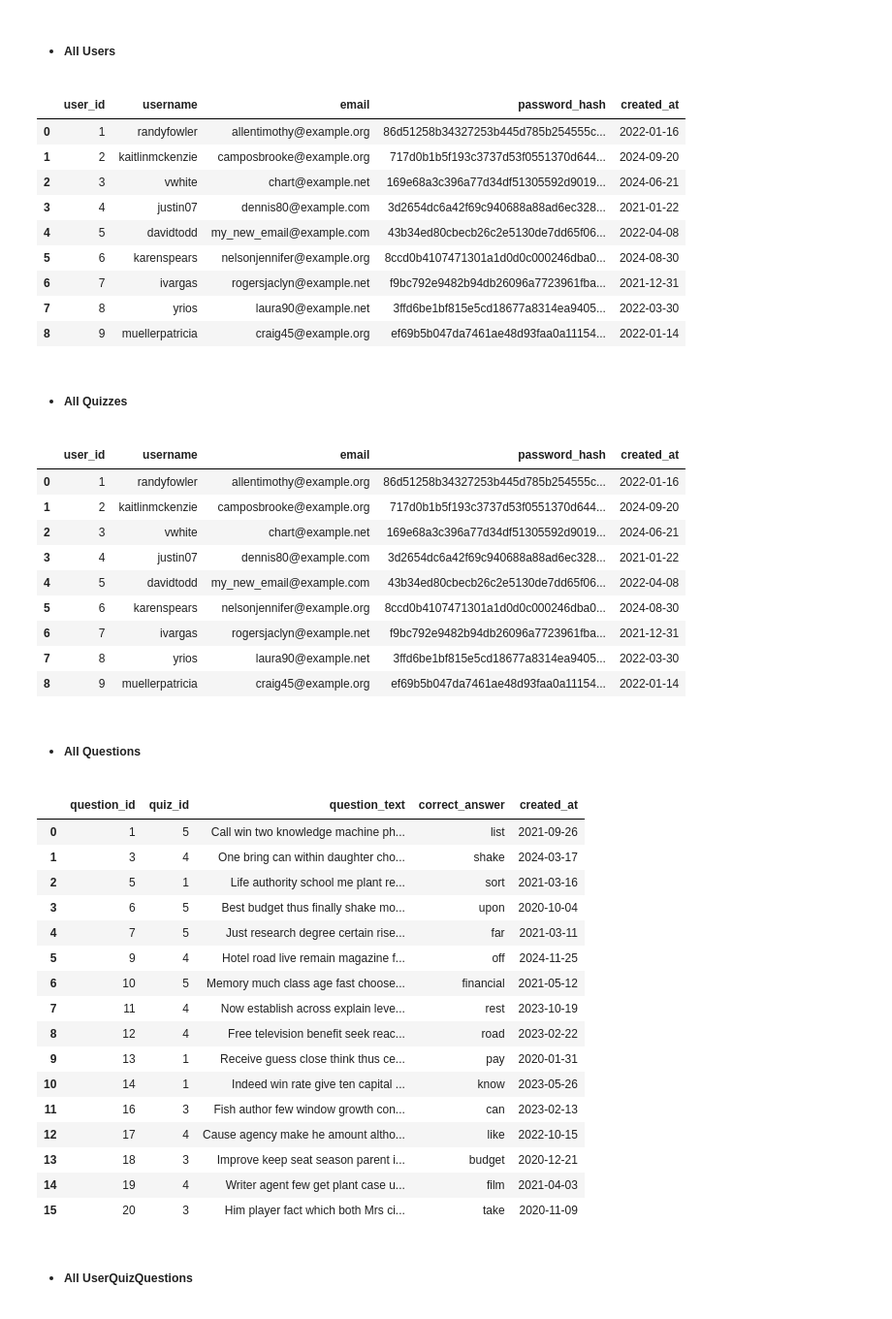
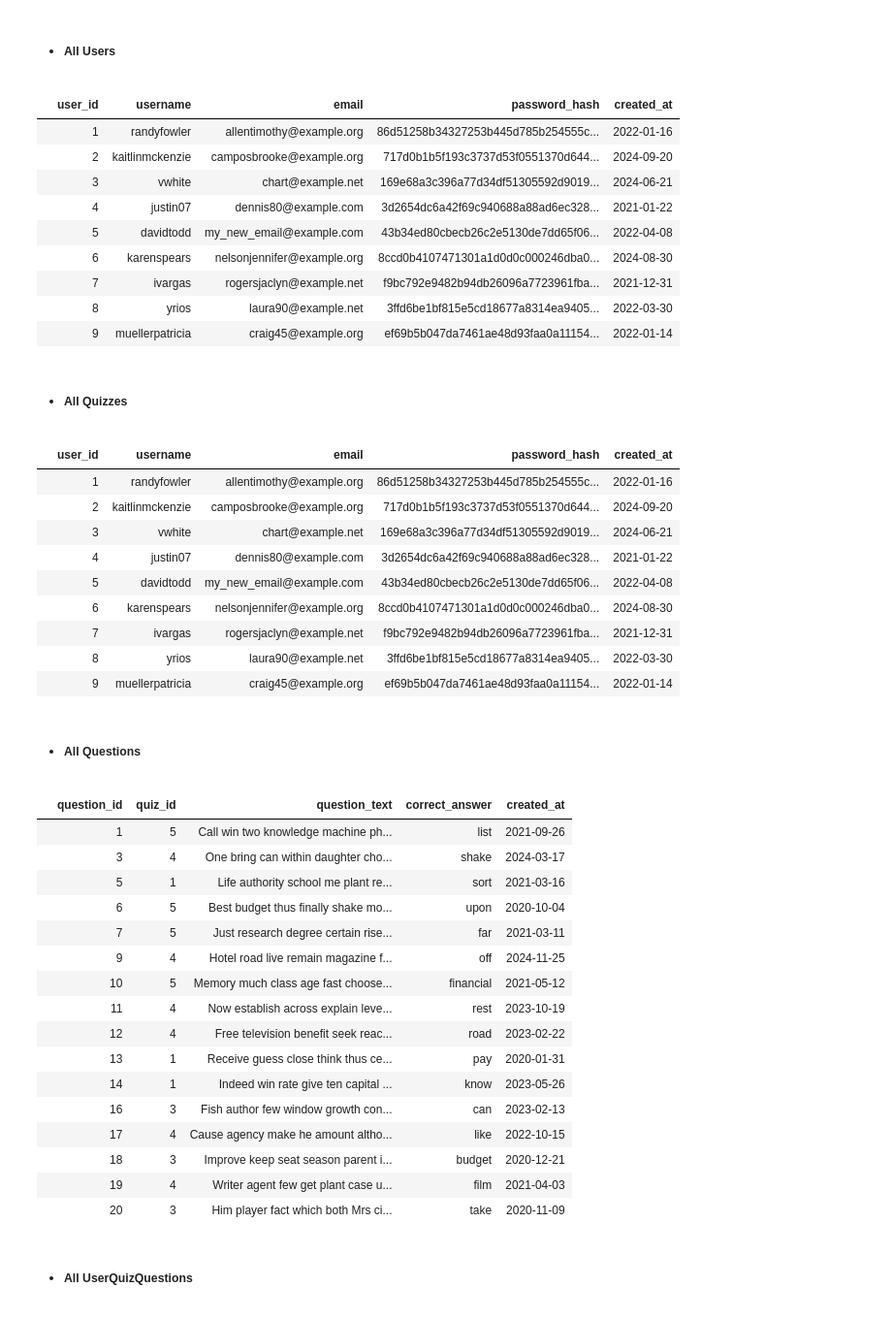
Before and after one commit to kevinvanissa/into-to-sql, a Jupyter notebook: SQL_Queries.ipynb, the cells around one changed output. Shown: that part at 97% size. Drawn from its saved outputs; the diff is of its cells as text; code cells hidden in the pictures.

Commit message:
Fix table display

```diff
--- a/SQL_Queries.ipynb
+++ b/SQL_Queries.ipynb
@@ -37,6 +37,12 @@ import pandas as pd
 from sqlalchemy import create_engine, text # Will be used to create sql engine. We also use text to specify SQL string
 # Set the maximum width for columns to 200 characters
 pd.set_option('display.max_colwidth', 200)
+# %%
+# The purpose of this function is to hide the index when displaying dataframes for SQL results.
+def hide_index(df):
+    empty_index=[''] * len(df)
+    df.index=empty_index
+    return df
 # %% [markdown]
 ### 0. Schema => Design of Tables
 # %% [markdown]
@@ -106,57 +112,57 @@ engine = create_engine(f"mysql+pymysql://{user}:{passwd}@{host}/{db}")
 - ##### All Users
 # %%
 df = pd.read_sql_query("SELECT * FROM Users", engine)
-df
+hide_index(df) # Call hide_index to hide the index from the result
 # %% [output]
 |  | user_id | username | email | password_hash | created_at |
-| 0 | 1 | randyfowler | allentimothy@example.org | 86d51258b34327253b445d785b254555c... | 2022-01-16 |
-| 1 | 2 | kaitlinmckenzie | camposbrooke@example.org | 717d0b1b5f193c3737d53f0551370d644... | 2024-09-20 |
-| 2 | 3 | vwhite | chart@example.net | 169e68a3c396a77d34df51305592d9019... | 2024-06-21 |
-| 3 | 4 | justin07 | dennis80@example.com | 3d2654dc6a42f69c940688a88ad6ec328... | 2021-01-22 |
-| 4 | 5 | davidtodd | my_new_email@example.com | 43b34ed80cbecb26c2e5130de7dd65f06... | 2022-04-08 |
-| 5 | 6 | karenspears | nelsonjennifer@example.org | 8ccd0b4107471301a1d0d0c000246dba0... | 2024-08-30 |
-| 6 | 7 | ivargas | rogersjaclyn@example.net | f9bc792e9482b94db26096a7723961fba... | 2021-12-31 |
-| 7 | 8 | yrios | laura90@example.net | 3ffd6be1bf815e5cd18677a8314ea9405... | 2022-03-30 |
-| 8 | 9 | muellerpatricia | craig45@example.org | ef69b5b047da7461ae48d93faa0a11154... | 2022-01-14 |
+|  | 1 | randyfowler | allentimothy@example.org | 86d51258b34327253b445d785b254555c... | 2022-01-16 |
+|  | 2 | kaitlinmckenzie | camposbrooke@example.org | 717d0b1b5f193c3737d53f0551370d644... | 2024-09-20 |
+|  | 3 | vwhite | chart@example.net | 169e68a3c396a77d34df51305592d9019... | 2024-06-21 |
+|  | 4 | justin07 | dennis80@example.com | 3d2654dc6a42f69c940688a88ad6ec328... | 2021-01-22 |
+|  | 5 | davidtodd | my_new_email@example.com | 43b34ed80cbecb26c2e5130de7dd65f06... | 2022-04-08 |
+|  | 6 | karenspears | nelsonjennifer@example.org | 8ccd0b4107471301a1d0d0c000246dba0... | 2024-08-30 |
+|  | 7 | ivargas | rogersjaclyn@example.net | f9bc792e9482b94db26096a7723961fba... | 2021-12-31 |
+|  | 8 | yrios | laura90@example.net | 3ffd6be1bf815e5cd18677a8314ea9405... | 2022-03-30 |
+|  | 9 | muellerpatricia | craig45@example.org | ef69b5b047da7461ae48d93faa0a11154... | 2022-01-14 |
 # %% [markdown]
 - ##### All Quizzes
 # %%
 df = pd.read_sql_query("SELECT * FROM Users", engine)
-df
+hide_index(df)
 # %% [output]
 |  | user_id | username | email | password_hash | created_at |
-| 0 | 1 | randyfowler | allentimothy@example.org | 86d51258b34327253b445d785b254555c... | 2022-01-16 |
-| 1 | 2 | kaitlinmckenzie | camposbrooke@example.org | 717d0b1b5f193c3737d53f0551370d644... | 2024-09-20 |
-| 2 | 3 | vwhite | chart@example.net | 169e68a3c396a77d34df51305592d9019... | 2024-06-21 |
-| 3 | 4 | justin07 | dennis80@example.com | 3d2654dc6a42f69c940688a88ad6ec328... | 2021-01-22 |
-| 4 | 5 | davidtodd | my_new_email@example.com | 43b34ed80cbecb26c2e5130de7dd65f06... | 2022-04-08 |
-| 5 | 6 | karenspears | nelsonjennifer@example.org | 8ccd0b4107471301a1d0d0c000246dba0... | 2024-08-30 |
-| 6 | 7 | ivargas | rogersjaclyn@example.net | f9bc792e9482b94db26096a7723961fba... | 2021-12-31 |
-| 7 | 8 | yrios | laura90@example.net | 3ffd6be1bf815e5cd18677a8314ea9405... | 2022-03-30 |
-| 8 | 9 | muellerpatricia | craig45@example.org | ef69b5b047da7461ae48d93faa0a11154... | 2022-01-14 |
+|  | 1 | randyfowler | allentimothy@example.org | 86d51258b34327253b445d785b254555c... | 2022-01-16 |
+|  | 2 | kaitlinmckenzie | camposbrooke@example.org | 717d0b1b5f193c3737d53f0551370d644... | 2024-09-20 |
+|  | 3 | vwhite | chart@example.net | 169e68a3c396a77d34df51305592d9019... | 2024-06-21 |
+|  | 4 | justin07 | dennis80@example.com | 3d2654dc6a42f69c940688a88ad6ec328... | 2021-01-22 |
+|  | 5 | davidtodd | my_new_email@example.com | 43b34ed80cbecb26c2e5130de7dd65f06... | 2022-04-08 |
+|  | 6 | karenspears | nelsonjennifer@example.org | 8ccd0b4107471301a1d0d0c000246dba0... | 2024-08-30 |
+|  | 7 | ivargas | rogersjaclyn@example.net | f9bc792e9482b94db26096a7723961fba... | 2021-12-31 |
+|  | 8 | yrios | laura90@example.net | 3ffd6be1bf815e5cd18677a8314ea9405... | 2022-03-30 |
+|  | 9 | muellerpatricia | craig45@example.org | ef69b5b047da7461ae48d93faa0a11154... | 2022-01-14 |
 # %% [markdown]
 - ##### All Questions
 # %%
 df = pd.read_sql_query("SELECT * FROM Questions", engine)
-df
+hide_index(df)
 # %% [output]
 |  | question_id | quiz_id | question_text | correct_answer | created_at |
-| 0 | 1 | 5 | Call win two knowledge machine ph... | list | 2021-09-26 |
-| 1 | 3 | 4 | One bring can within daughter cho... | shake | 2024-03-17 |
-| 2 | 5 | 1 | Life authority school me plant re... | sort | 2021-03-16 |
-| 3 | 6 | 5 | Best budget thus finally shake mo... | upon | 2020-10-04 |
-| 4 | 7 | 5 | Just research degree certain rise... | far | 2021-03-11 |
-| 5 | 9 | 4 | Hotel road live remain magazine f... | off | 2024-11-25 |
-| 6 | 10 | 5 | Memory much class age fast choose... | financial | 2021-05-12 |
-| 7 | 11 | 4 | Now establish across explain leve... | rest | 2023-10-19 |
-| 8 | 12 | 4 | Free television benefit seek reac... | road | 2023-02-22 |
-| 9 | 13 | 1 | Receive guess close think thus ce... | pay | 2020-01-31 |
-| 10 | 14 | 1 | Indeed win rate give ten capital ... | know | 2023-05-26 |
-| 11 | 16 | 3 | Fish author few window growth con... | can | 2023-02-13 |
-| 12 | 17 | 4 | Cause agency make he amount altho... | like | 2022-10-15 |
-| 13 | 18 | 3 | Improve keep seat season parent i... | budget | 2020-12-21 |
-| 14 | 19 | 4 | Writer agent few get plant case u... | film | 2021-04-03 |
-| 15 | 20 | 3 | Him player fact which both Mrs ci... | take | 2020-11-09 |
+|  | 1 | 5 | Call win two knowledge machine ph... | list | 2021-09-26 |
+|  | 3 | 4 | One bring can within daughter cho... | shake | 2024-03-17 |
+|  | 5 | 1 | Life authority school me plant re... | sort | 2021-03-16 |
+|  | 6 | 5 | Best budget thus finally shake mo... | upon | 2020-10-04 |
+|  | 7 | 5 | Just research degree certain rise... | far | 2021-03-11 |
+|  | 9 | 4 | Hotel road live remain magazine f... | off | 2024-11-25 |
+|  | 10 | 5 | Memory much class age fast choose... | financial | 2021-05-12 |
+|  | 11 | 4 | Now establish across explain leve... | rest | 2023-10-19 |
+|  | 12 | 4 | Free television benefit seek reac... | road | 2023-02-22 |
+|  | 13 | 1 | Receive guess close think thus ce... | pay | 2020-01-31 |
+|  | 14 | 1 | Indeed win rate give ten capital ... | know | 2023-05-26 |
+|  | 16 | 3 | Fish author few window growth con... | can | 2023-02-13 |
+|  | 17 | 4 | Cause agency make he amount altho... | like | 2022-10-15 |
+|  | 18 | 3 | Improve keep seat season parent i... | budget | 2020-12-21 |
+|  | 19 | 4 | Writer agent few get plant case u... | film | 2021-04-03 |
+|  | 20 | 3 | Him player fact which both Mrs ci... | take | 2020-11-09 |
 # %% [markdown]
 - ##### All UserQuizQuestions
 # %%
```
Also changed, not shown: parts of 16 cells of this notebook.
